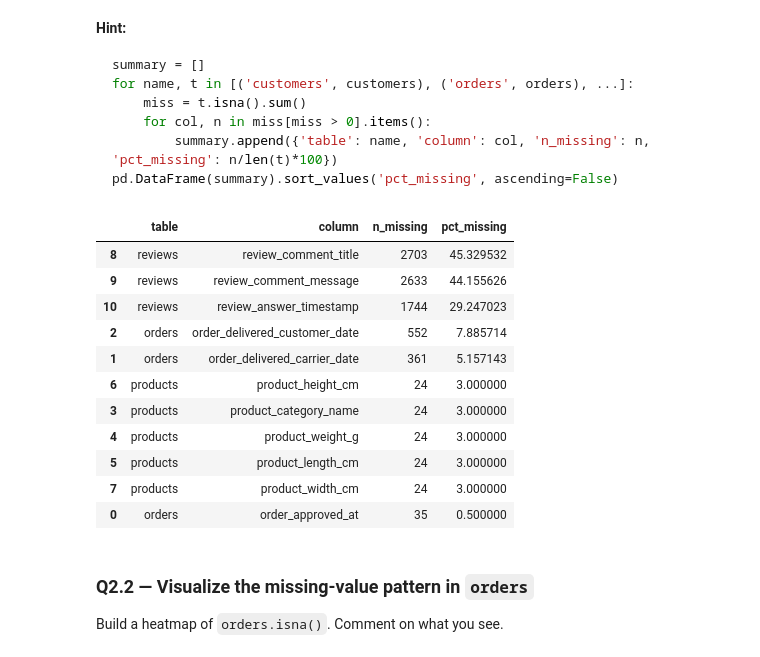
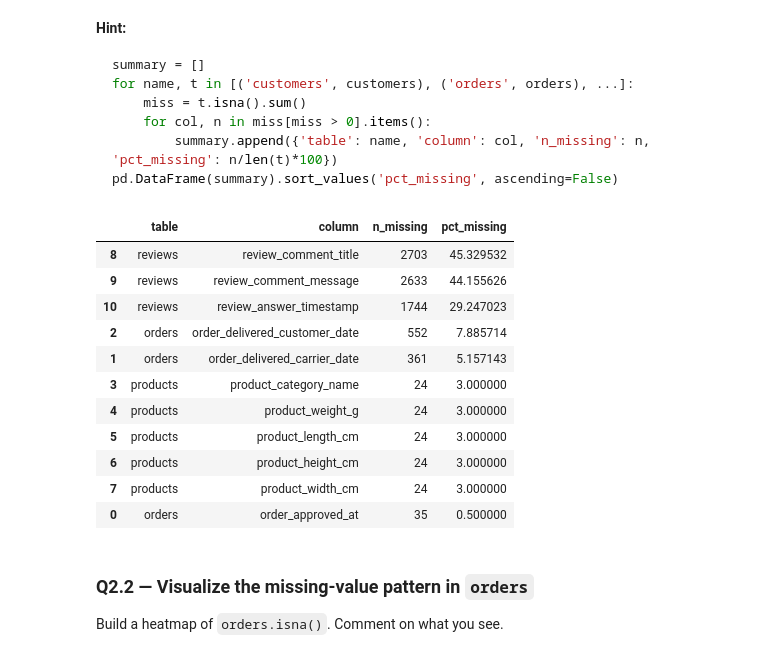
Before and after one commit to SumanSudo/DSML, a Jupyter notebook: Day4/Assignment/Pandas_Sales_Assignment.ipynb, the cells around one changed output. Drawn from its saved outputs; the diff is of its cells as text; code cells hidden in the pictures.

````diff
--- a/Day4/Assignment/Pandas_Sales_Assignment.ipynb
+++ b/Day4/Assignment/Pandas_Sales_Assignment.ipynb
@@ -558,27 +558,37 @@ for name, t in [('customers', customers), ('orders', orders), ...]:
 pd.DataFrame(summary).sort_values('pct_missing', ascending=False)
 ```
 # %%
-# Build a missing-value summary across all tables
-summary = []                                                                                   # List for storing missing count details
-for name, t in [('customers', customers), ('orders', orders), ('order_items', order_items),   # Iterate through name and df pairs
-                ('products', products), ('sellers', sellers), ('payments', payments),       # Iterate remaining dataframes
-                ('reviews', reviews), ('translation', translation)]:                          # Include final pair
-    miss = t.isna().sum()                                                                      # Count missing values per column
-    for col, n in miss[miss > 0].items():                                                      # Filter only columns with missing data
-        summary.append({'table': name, 'column': col, 'n_missing': n, 'pct_missing': n/len(t)*100}) # Append details dict to summary list
-missing_df = pd.DataFrame(summary).sort_values('pct_missing', ascending=False)                 # Create DataFrame and sort descending
-display(missing_df)                                                                            # Display sorted missing value table
+summary = []
+
+for name, t in [
+    ('customers', customers),
+    ('orders', orders),
+    ('order_items', order_items),
+    ('products', products),
+    ('sellers', sellers),
+    ('payments', payments),
+    ('reviews', reviews),
+    ('translation', translation)
+]:
+    miss = t.isna().sum()
+    for col, n in miss[miss>0].items():
+        summary.append({
+            'table': name,
+            'column':col,
+            'n_missing':n,
+            'pct_missing':n/len(t)*100})
+pd.DataFrame(summary).sort_values('pct_missing', ascending=False)
 # %% [output]
 |  | table | column | n_missing | pct_missing |
 | 8 | reviews | review_comment_title | 2703 | 45.329532 |
 | 9 | reviews | review_comment_message | 2633 | 44.155626 |
 | 10 | reviews | review_answer_timestamp | 1744 | 29.247023 |
 | 2 | orders | order_delivered_customer_date | 552 | 7.885714 |
 | 1 | orders | order_delivered_carrier_date | 361 | 5.157143 |
-| 6 | products | product_height_cm | 24 | 3.000000 |
 | 3 | products | product_category_name | 24 | 3.000000 |
 | 4 | products | product_weight_g | 24 | 3.000000 |
 | 5 | products | product_length_cm | 24 | 3.000000 |
+| 6 | products | product_height_cm | 24 | 3.000000 |
 | 7 | products | product_width_cm | 24 | 3.000000 |
 | 0 | orders | order_approved_at | 35 | 0.500000 |
 # %% [markdown]
````
Also changed, not shown: parts of 20 cells of this notebook.
